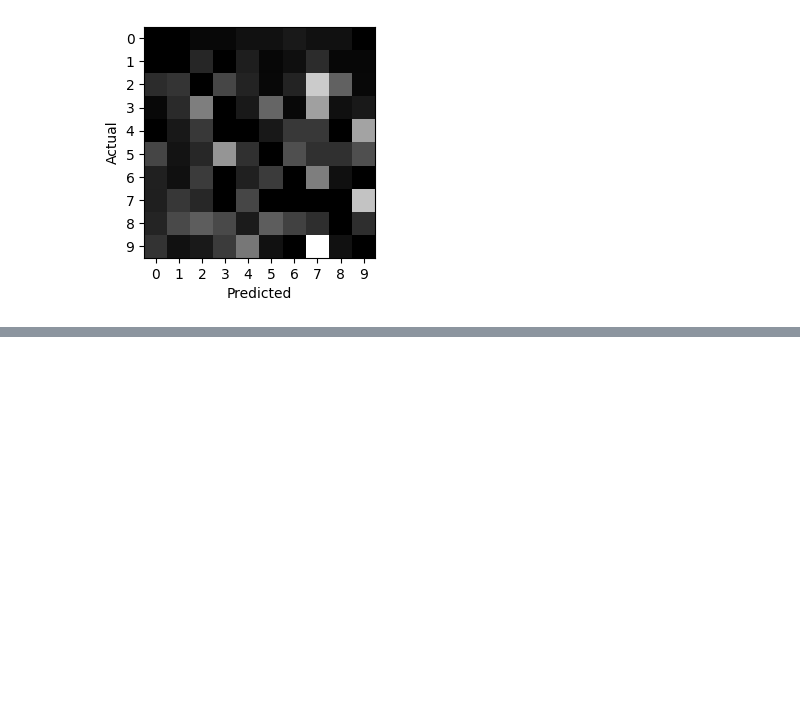
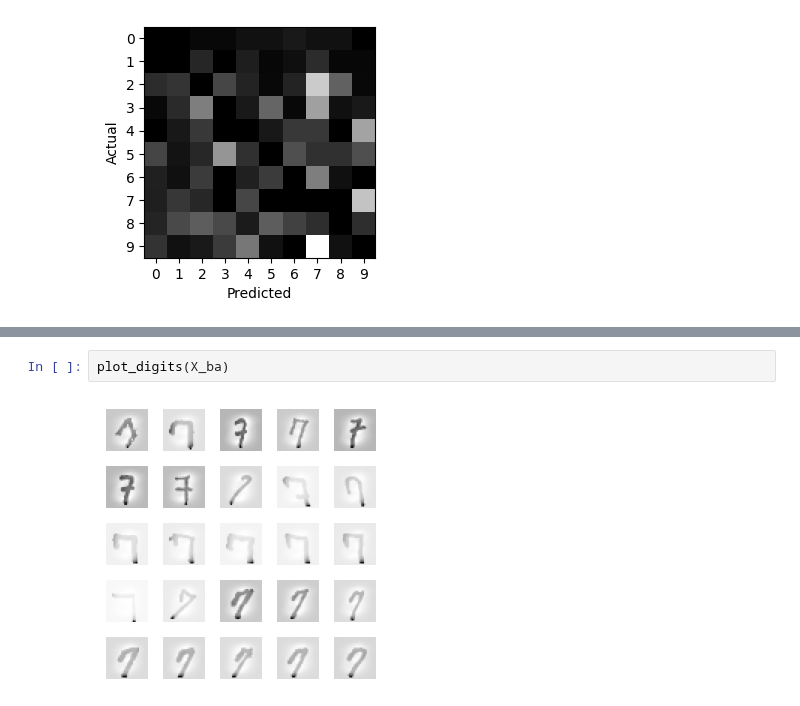
Before and after one commit to KumudithaSilva/Sklearn-ML, a Jupyter notebook: ML_Classification/minest.ipynb, the cells around one changed output, grey strips where cells are left out. Cells and saved outputs as stored; diff of their text form; blank space fills up the shorter version.

```diff
--- a/ML_Classification/minest.ipynb
+++ b/ML_Classification/minest.ipynb
@@ -502,0 +528,4 @@ plt.show()
+# %%
+plot_digits(X_ba)
+# %% [output]
+[figure, added]
```
Also changed, not shown: parts of 7 cells of this notebook.
